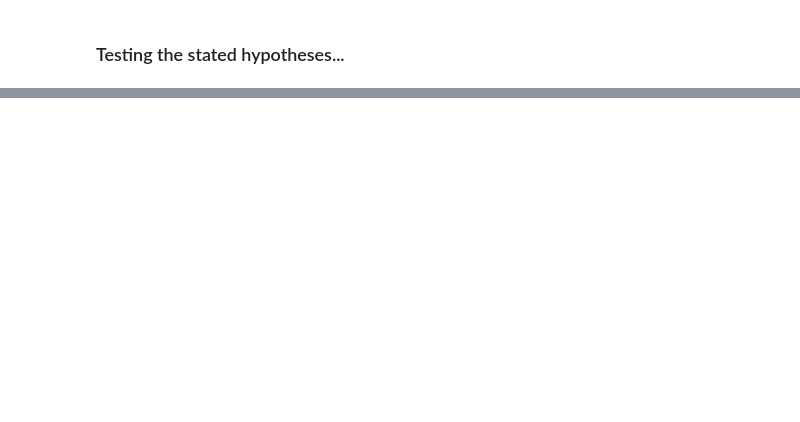
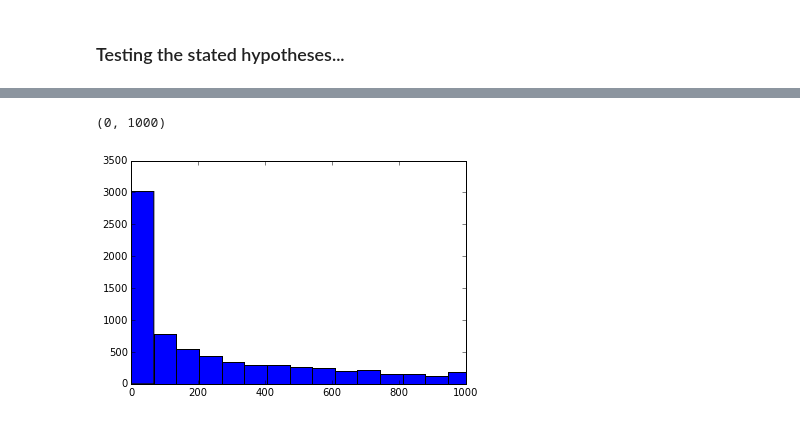
Before and after one commit to suchow/edge, a Jupyter notebook: edge_analysis_0.ipynb, the cells around one changed output, grey strips where cells are left out. Saved outputs shown, nothing was run; the diff lists cells and outputs as text; code cells hidden in the pictures; blank space fills up the shorter version.

```diff
--- a/edge_analysis_0.ipynb
+++ b/edge_analysis_0.ipynb
@@ -62,0 +78,6 @@ Counter({49.0: 326, 80.0: 196, 77.0: 112, 67.0: 97, 56.0: 80, 62.0: 59, 113.0: 4
+# %%
+h = plt.hist(X['WC'],300)
+plt.xlim([0, 1000])
+# %% [output]
+(0, 1000)
+[figure, added]
```
Also changed, not shown: parts of 17 cells of this notebook.
